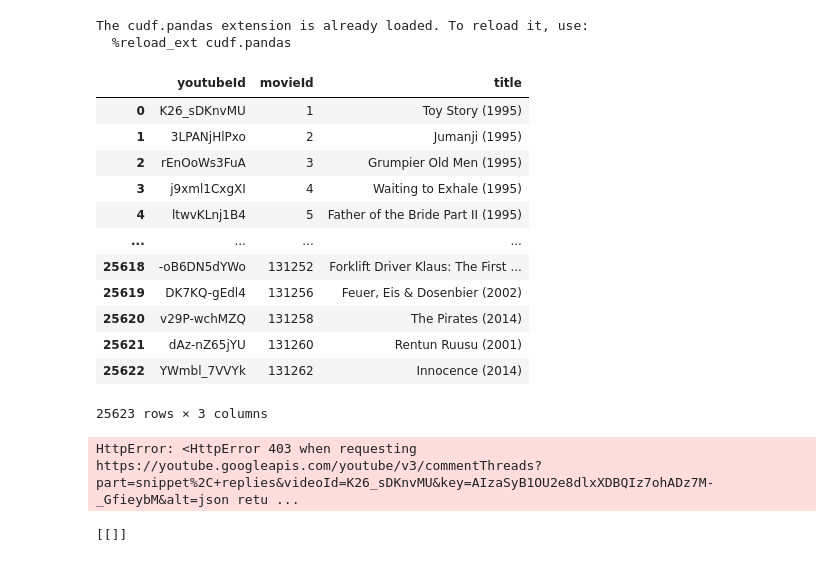
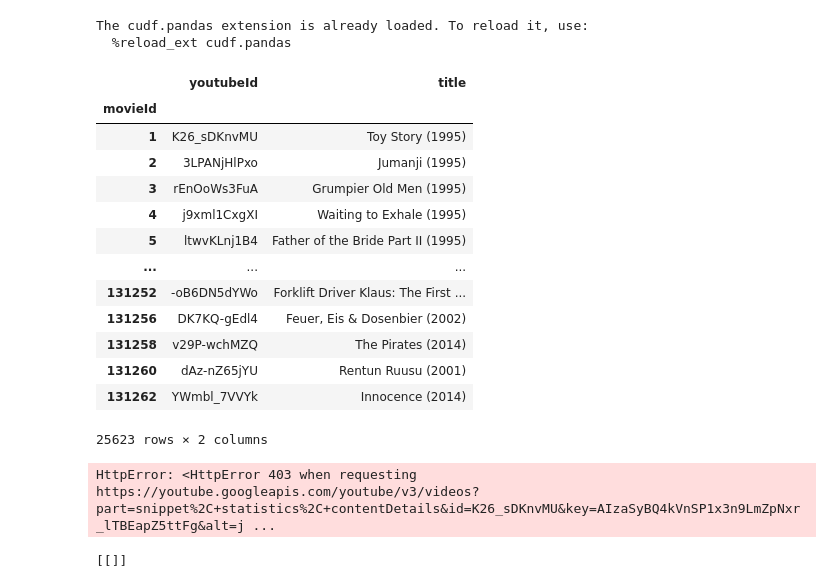
Before and after one commit to rachit-bhatt/Social-Media-Analytics---Assignment, a Jupyter notebook: Assignment.ipynb, the cells around one changed output. Cells and saved outputs as stored; diff of their text form; code cells hidden in the pictures.

```diff
--- a/Assignment.ipynb
+++ b/Assignment.ipynb
@@ -5,22 +5,23 @@ import pandas as pd
 The cudf.pandas extension is already loaded. To reload it, use:
   %reload_ext cudf.pandas
 # %%
-df = pd.read_csv('Dataset/vdoLinks.csv')
+df = pd.read_csv('Dataset/vdoLinks.csv').set_index('movieId')
 df
 # %% [output]
-|  | youtubeId | movieId | title |
-| 0 | K26_sDKnvMU | 1 | Toy Story (1995) |
-| 1 | 3LPANjHlPxo | 2 | Jumanji (1995) |
-| 2 | rEnOoWs3FuA | 3 | Grumpier Old Men (1995) |
-| 3 | j9xml1CxgXI | 4 | Waiting to Exhale (1995) |
-| 4 | ltwvKLnj1B4 | 5 | Father of the Bride Part II (1995) |
-| ... | ... | ... | ... |
-| 25618 | -oB6DN5dYWo | 131252 | Forklift Driver Klaus: The First ... |
-| 25619 | DK7KQ-gEdl4 | 131256 | Feuer, Eis & Dosenbier (2002) |
-| 25620 | v29P-wchMZQ | 131258 | The Pirates (2014) |
-| 25621 | dAz-nZ65jYU | 131260 | Rentun Ruusu (2001) |
-| 25622 | YWmbl_7VVYk | 131262 | Innocence (2014) |
+|  | youtubeId | title |
+| movieId |  |  |
+| 1 | K26_sDKnvMU | Toy Story (1995) |
+| 2 | 3LPANjHlPxo | Jumanji (1995) |
+| 3 | rEnOoWs3FuA | Grumpier Old Men (1995) |
+| 4 | j9xml1CxgXI | Waiting to Exhale (1995) |
+| 5 | ltwvKLnj1B4 | Father of the Bride Part II (1995) |
+| ... | ... | ... |
+| 131252 | -oB6DN5dYWo | Forklift Driver Klaus: The First ... |
+| 131256 | DK7KQ-gEdl4 | Feuer, Eis & Dosenbier (2002) |
+| 131258 | v29P-wchMZQ | The Pirates (2014) |
+| 131260 | dAz-nZ65jYU | Rentun Ruusu (2001) |
+| 131262 | YWmbl_7VVYk | Innocence (2014) |
-25623 rows × 3 columns
+25623 rows × 2 columns
 # %%
 # Google API.
 from googleapiclient.discovery import build
@@ -43,9 +44,9 @@ video_responses = list()
 for vid in df.youtubeId:
     # try:
         # Retrive youtube video comments
-        video_responses = myYoutube.commentThreads().list(
-            part = 'snippet, replies',
-            videoId = vid
+        video_responses = myYoutube.videos().list(
+            part = 'snippet, statistics, contentDetails',
+            id = vid
         ).execute()
         print(video_responses)
         break
@@ -57,7 +58,7 @@ for vid in df.youtubeId:
     # finally:
         responses.append(video_responses)
 # %% [output]
-HttpError: <HttpError 403 when requesting https://youtube.googleapis.com/youtube/v3/commentThreads?part=snippet%2C+replies&videoId=K26_sDKnvMU&key=AIzaSyB1OU2e8dlxXDBQIz7ohADz7M-_GfieybM&alt=json retu ...
+HttpError: <HttpError 403 when requesting https://youtube.googleapis.com/youtube/v3/videos?part=snippet%2C+statistics%2C+contentDetails&id=K26_sDKnvMU&key=AIzaSyBQ4kVnSP1x3n9LmZpNxr_lTBEapZ5ttFg&alt=j ...
 # %%
 responses
 # %% [output]
```
